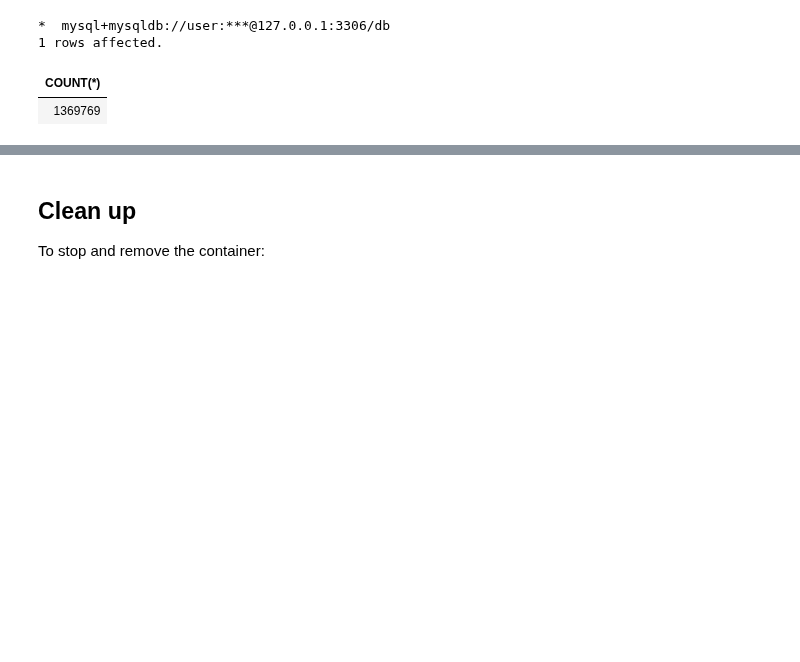
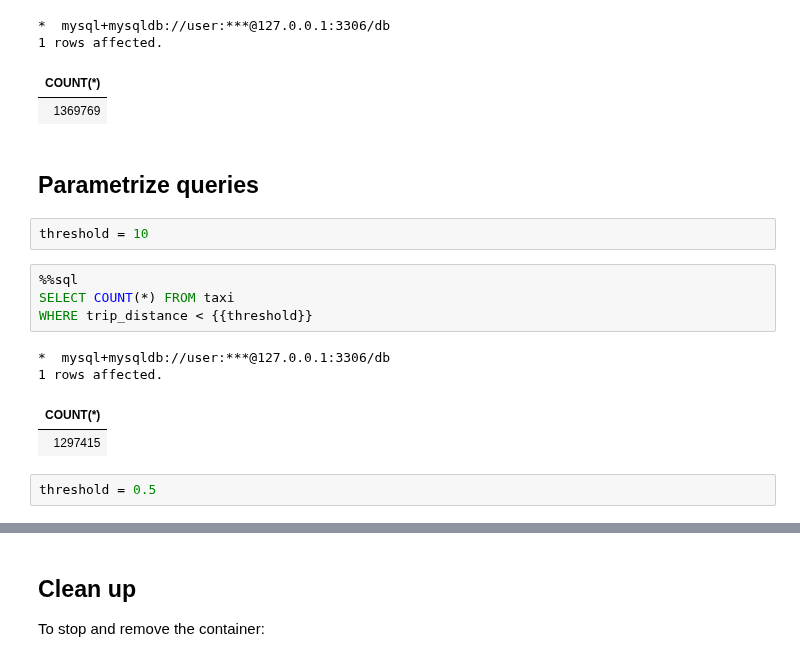
Before and after one commit to catherinedevlin/ipython-sql, a Jupyter notebook: doc/integrations/mariadb.ipynb, the cells around one changed output, grey strips where cells are left out. Drawn from its saved outputs; the diff is of its cells as text; blank space fills up the shorter version.

```diff
--- a/doc/integrations/mariadb.ipynb
+++ b/doc/integrations/mariadb.ipynb
@@ -106,3 +109,18 @@ SELECT COUNT(*) FROM taxi
 1 rows affected.
 | COUNT(*) |
 | 1369769 |
+# %% [markdown]
+## Parametrize queries
+# %%
+threshold = 10
+# %%
+%%sql
+SELECT COUNT(*) FROM taxi
+WHERE trip_distance < {{threshold}}
+# %% [output]
+*  mysql+mysqldb://user:***@127.0.0.1:3306/db
+1 rows affected.
+| COUNT(*) |
+| 1297415 |
+# %%
+threshold = 0.5
```
Also changed, not shown: parts of 16 cells of this notebook, 5 other files.
